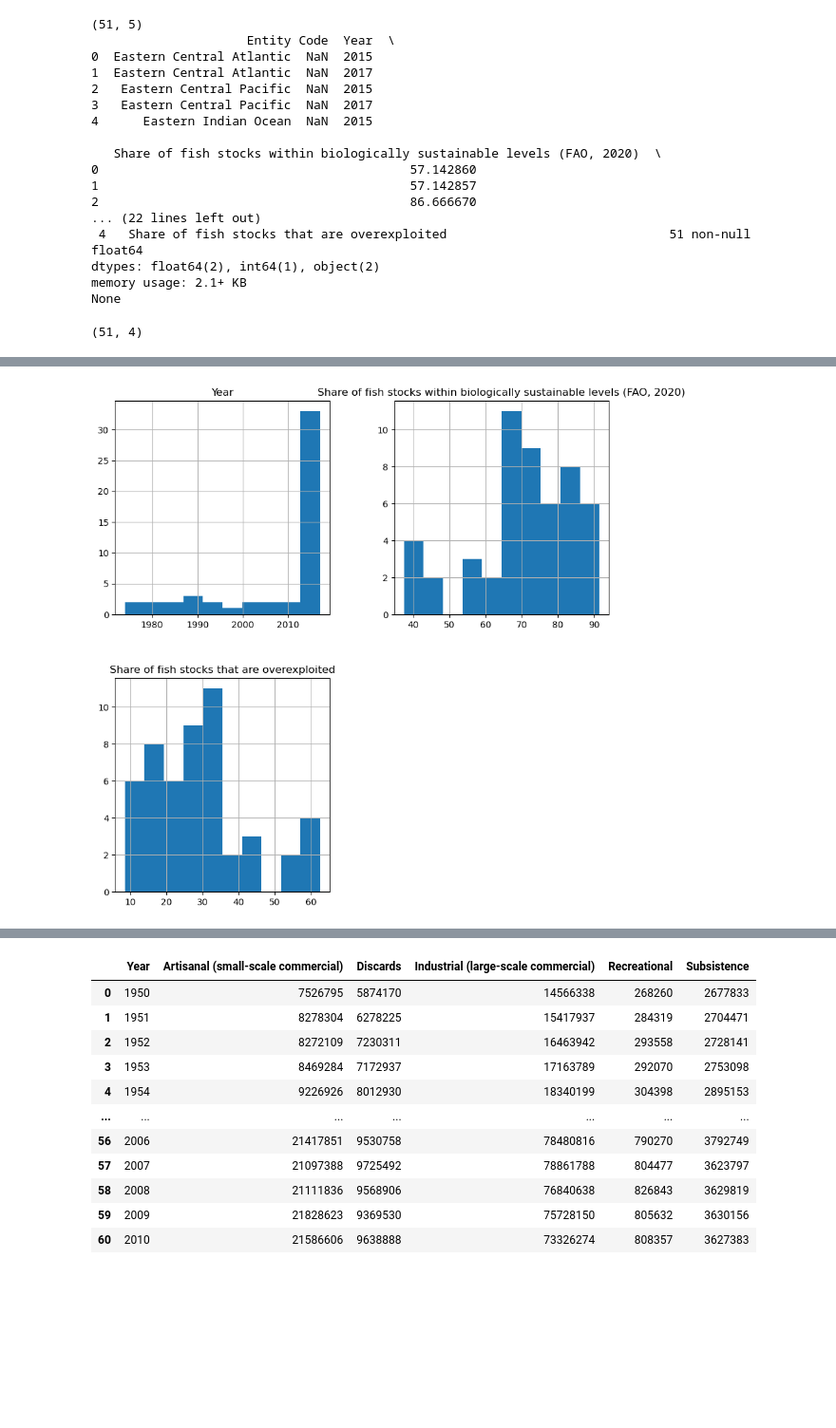
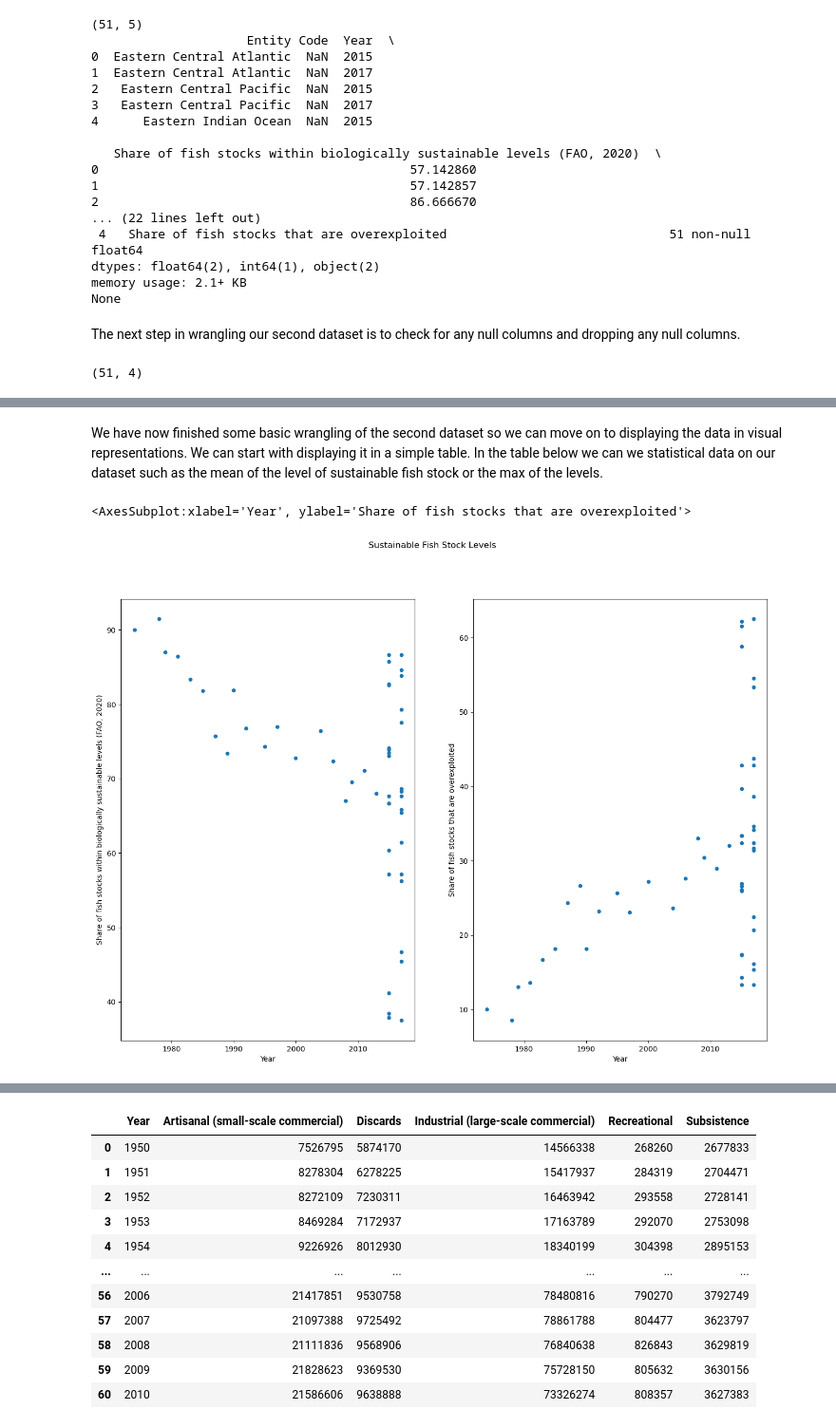
Before and after one commit to ubco-W2022T1-cosc301/project-group34, a Jupyter notebook: notebooks/lily.ipynb, the cells around one changed output, grey strips where cells are left out. Shown: that part at 95% size. Cells and saved outputs as stored; diff of their text form; code cells hidden in the pictures; blank space fills up the shorter version.

```diff
--- a/notebooks/lily.ipynb
+++ b/notebooks/lily.ipynb
@@ -130,6 +152,8 @@ df2_cleaned = df2.copy().drop(['Code'],axis=1)
 dtypes: float64(2), int64(1), object(2)
 memory usage: 2.1+ KB
 None
+# %% [markdown]
+The next step in wrangling our second dataset is to check for any null columns and dropping any null columns.
 # %%
 ## Checking for any null columns
 if df2_cleaned.isnull().any(axis=None):
@@ -151,8 +175,3 @@ df2_cleaned.describe().T
 | Year | 51.0 | 2007.705882 | 13.150352 | 1974.000000 | 2002.000000 | 2015.00000 | 2017.000000 | 2017.000000 |
 | Share of fish stocks within biolo... | 51.0 | 70.521579 | 13.885635 | 37.500000 | 66.257862 | 73.07692 | 81.843157 | 91.463415 |
 | Share of fish stocks that are ove... | 51.0 | 29.478421 | 13.885635 | 8.536585 | 18.156843 | 26.92308 | 33.742138 | 62.500000 |
-# %%
-## Displaying the data in a histogram
-hist2 = df2_cleaned.hist(bins=10,figsize =(10,10))
-# %% [output]
-[figure, removed]
@@ -160,0 +178,11 @@ df2_cleaned
+# %% [markdown]
+We have now finished some basic wrangling of the second dataset so we can move on to displaying the data in visual representations. We can start with displaying it in a simple table. In the table below we can we statistical data on our dataset such as the mean of the level of sustainable fish stock or the max of the levels.
+# %%
+## Displaying the data in a histogram
+fig, axes = plt.subplots(1, 2, figsize=(16, 11))
+fig.suptitle('Sustainable Fish Stock Levels ')
+df2_cleaned.plot(ax=axes[0], kind='scatter', x='Year', y='Share of fish stocks within biologically sustainable levels (FAO, 2020)')
+df2_cleaned.plot(ax=axes[1], kind='scatter', x='Year', y='Share of fish stocks that are overexploited')
+# %% [output]
+<AxesSubplot:xlabel='Year', ylabel='Share of fish stocks that are overexploited'>
+[figure, added]
```
Also changed, not shown: parts of 19 cells of this notebook.
